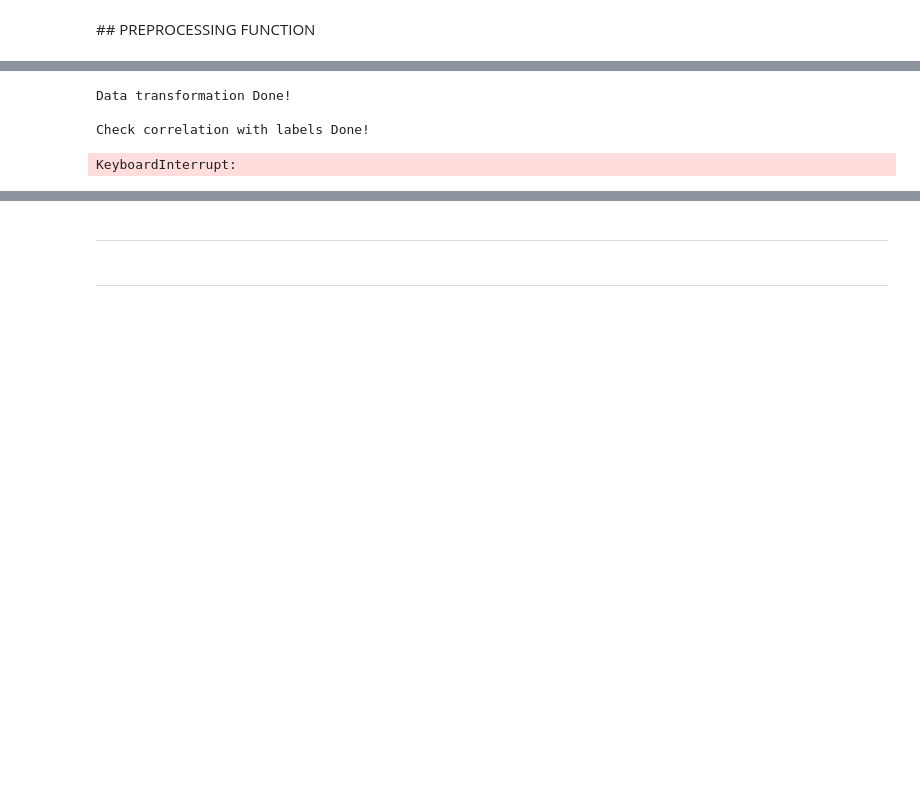
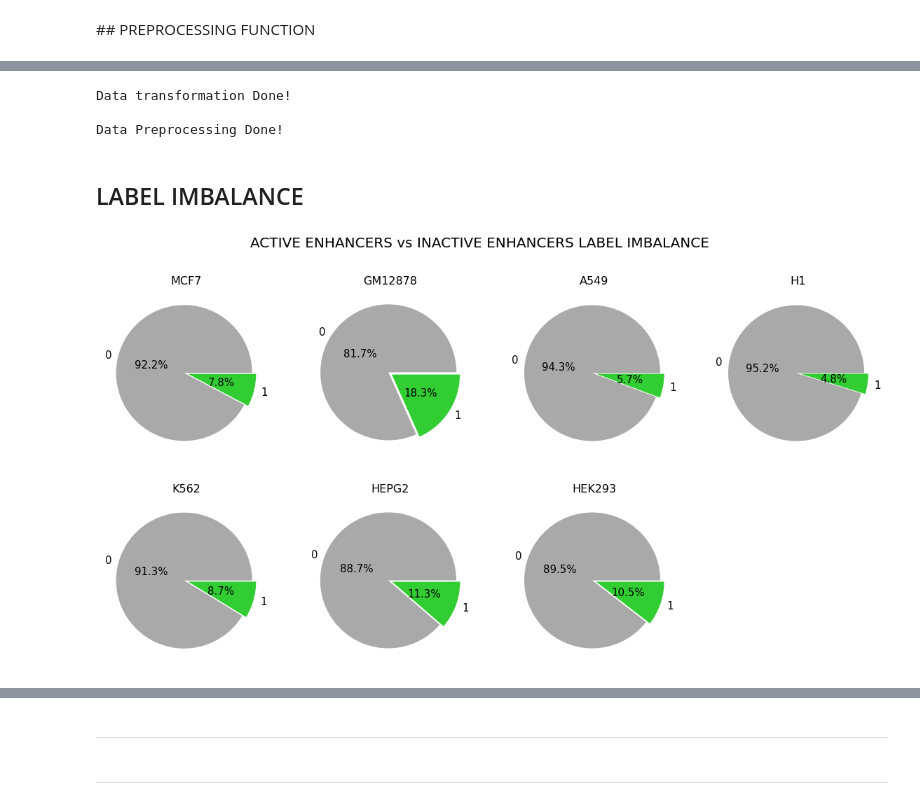
Before and after one commit to nikiiny/Prediction-of-Active-and-Inactive-Regulatory-Regions-with-Embracenet-Multimodal-Neural-Network-, a Jupyter notebook: 01_Thesis_BIOINF_data_processing.ipynb, the cells around one changed output, grey strips where cells are left out. Drawn from its saved outputs; the diff is of its cells as text; code cells hidden in the pictures; blank space fills up the shorter version.

```diff
--- a/01_Thesis_BIOINF_data_processing.ipynb
+++ b/01_Thesis_BIOINF_data_processing.ipynb
@@ -365,4 +367,0 @@ promoters_dict['fa'] = promoters_dict['fa']['chromosome'].apply(lambda x: [i for
-# %%
-for row in promoters_dict['fa'].index:
-    if 'n' in promoters_dict['fa'][row]:
-         print('row n: {}, nan: {}'.format(row, promoters_dict['fa'][row].count('n')))
@@ -412,5 +370,8 @@ plot_label_ratio(promoters_dict['bed'][['A549','GM12878','H1','HEK293','HEPG2','
 # %% [markdown]
 ## PREPROCESSING FUNCTION
+# %%
+data = Data_Preparation(data_dict, labels_dict)
+data.scale_data_genfeatures()
 # %%
 import torch
 device = 'cuda' if torch.cuda.is_available() else 'cpu'
@@ -918,10 +838,9 @@ enhancers_dict = data_load(enhancers)
 # %%
-pipe_data_load = Build_DataLoader_Pipeline(promoters_dict, path_name='promoters.pickle', verbose=False)
+pipe_data_load = Build_DataLoader_Pipeline(data_dict, labels_dict, path_name='.pickle', verbose=False)
 # %% [output]
 Data transformation Done!
 
-Check correlation with labels Done!
+Data Preprocessing Done!
-KeyboardInterrupt:
 # %%
 loader_train, loader_test = pipe_data_load.return_data(cell_line='H1',
                     hyper_tuning=True,
@@ -928,0 +848,38 @@ loader_train, loader_test = pipe_data_load.return_data(cell_line='H1',
+# %% [markdown]
+## LABEL IMBALANCE
+# %%
+data_dict, labels_dict = data.get_task('active_E_vs_active_P')
+# %%
+from matplotlib import pyplot as plt
+import pylab as plt
+
+def plot_label_ratio(labels_dict, title=None):
+    fig, axes = plt.subplots(2,4, figsize=[20,10])
+
+    row=0
+    col=0
+
+    fig.suptitle(title, fontsize=20)
+
+    cell_lines = list(labels_dict.keys())
+
+    if 'index_fa' in cell_lines:
+        cell_lines.remove('index_fa')
+
+    for cell,ax in zip(cell_lines, axes.flatten()):
+        x = np.unique(labels_dict[cell], return_counts=True)[1]
+        ax.pie(x=x, autopct="%.1f%%", explode=[0.03]*2,  labels=['0','1'], pctdistance=0.5,
+               colors=['#A9A9A9','#32CD32'],textprops={'fontsize': 15})
+        ax.set_title(str(cell), fontsize=16)
+        ax
+
+        col+=1
+        if col==4:
+            row+=1
+            col=0
+
+    fig.delaxes(axes[row][col])
+# %%
+plot_label_ratio(labels_dict, 'ACTIVE ENHANCERS vs INACTIVE ENHANCERS LABEL IMBALANCE')
+# %% [output]
+[figure, added]
```
Also changed, not shown: parts of 46 cells of this notebook, 1 other file.
